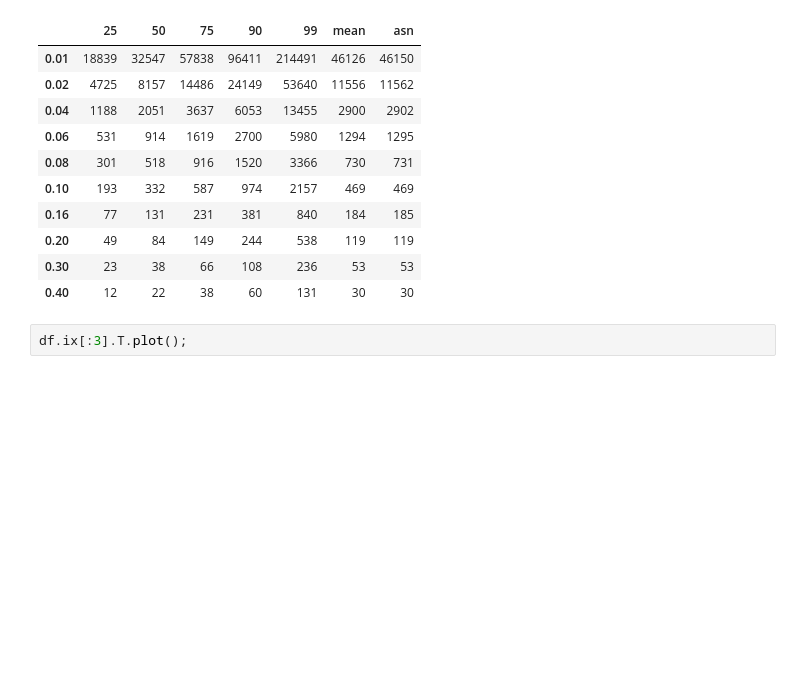
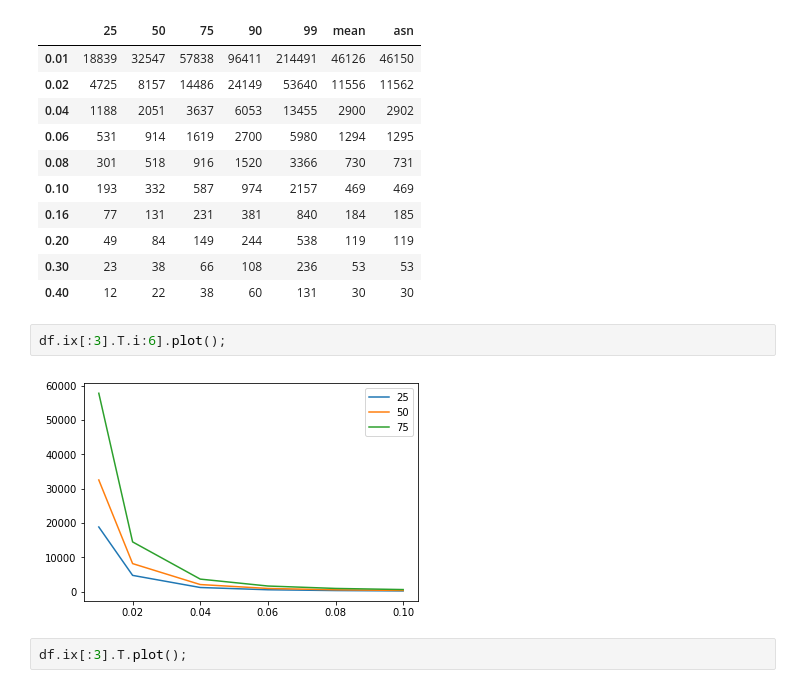
Before and after one commit to gwexploratoryaudits/brla_explore, a Jupyter notebook: notebook/optimalaudit.ipynb, the cells around one changed output. Cells and saved outputs as stored; diff of their text form; blank space fills up the shorter version.

```diff
--- a/notebook/optimalaudit.ipynb
+++ b/notebook/optimalaudit.ipynb
@@ -310,6 +312,10 @@ df.T
 | 0.20 | 49 | 84 | 149 | 244 | 538 | 119 | 119 |
 | 0.30 | 23 | 38 | 66 | 108 | 236 | 53 | 53 |
 | 0.40 | 12 | 22 | 38 | 60 | 131 | 30 | 30 |
+# %%
+df.ix[:3].T.i:6].plot();
+# %% [output]
+[figure, added]
 # %%
 df.ix[:3].T.plot();
 # %% [output]
```
Also changed, not shown: parts of 6 cells of this notebook.
